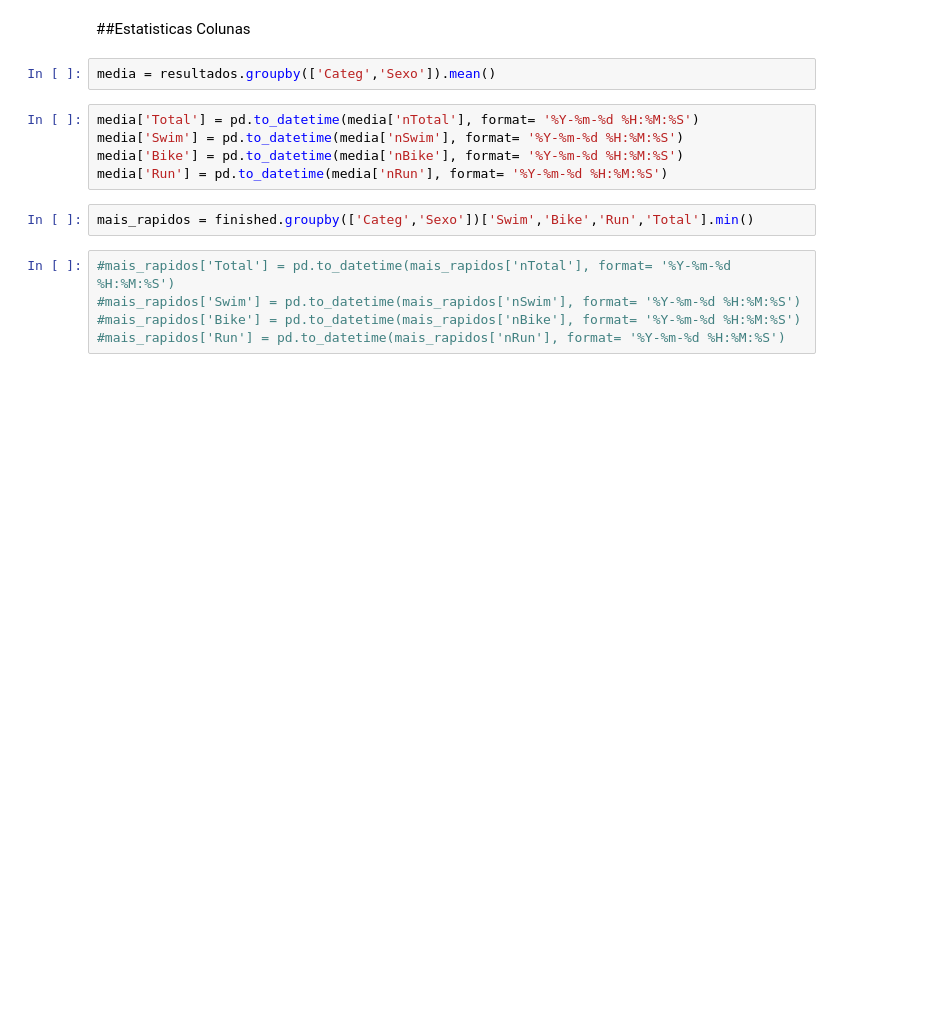
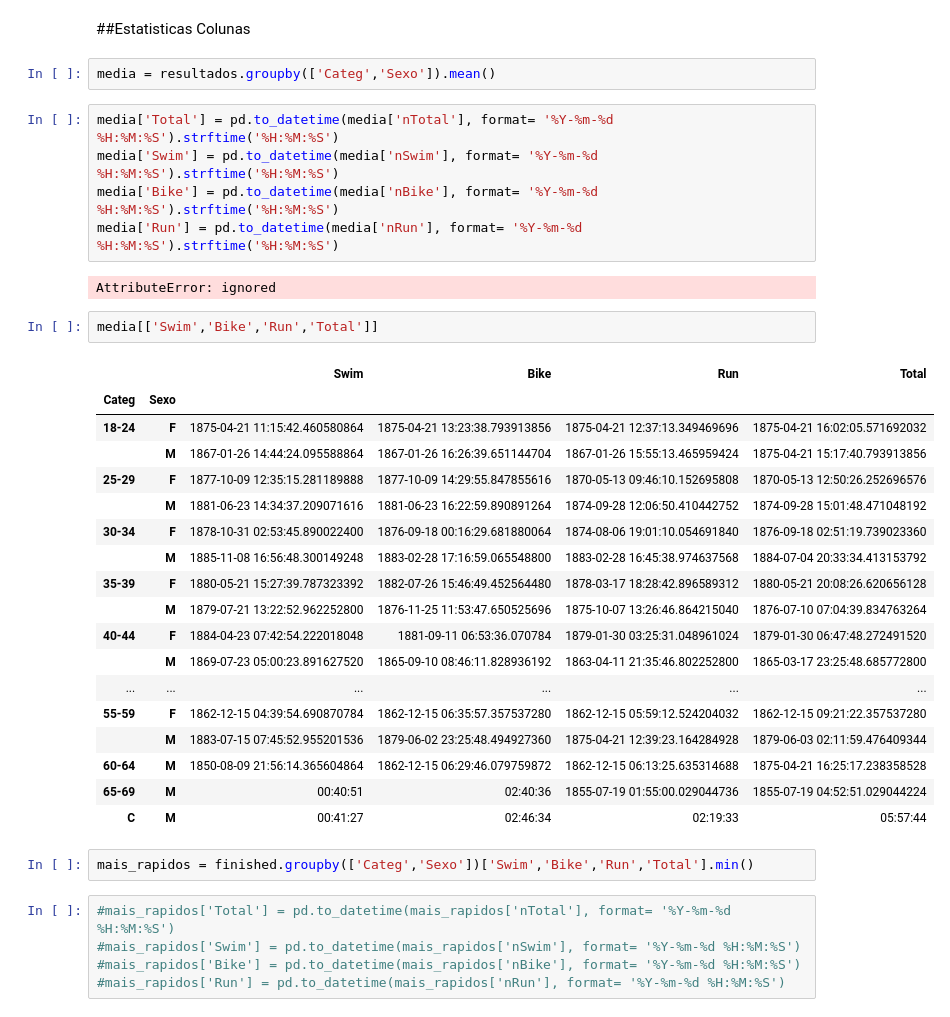
Before and after one commit to doricardo-zz/race-analysis, a Jupyter notebook: race_analysis_alagoas_2017_2019.ipynb, the cells around one changed output. Drawn from its saved outputs; the diff is of its cells as text; blank space fills up the shorter version.

```diff
--- a/race_analysis_alagoas_2017_2019.ipynb
+++ b/race_analysis_alagoas_2017_2019.ipynb
@@ -181,10 +235,33 @@ resultados['nTotal'] = pd.to_datetime(resultados['Total'],format= '%H:%M:%S').as
 # %%
 media = resultados.groupby(['Categ','Sexo']).mean()
 # %%
-media['Total'] = pd.to_datetime(media['nTotal'], format= '%Y-%m-%d %H:%M:%S')
-media['Swim'] = pd.to_datetime(media['nSwim'], format= '%Y-%m-%d %H:%M:%S')
-media['Bike'] = pd.to_datetime(media['nBike'], format= '%Y-%m-%d %H:%M:%S')
-media['Run'] = pd.to_datetime(media['nRun'], format= '%Y-%m-%d %H:%M:%S')
+media['Total'] = pd.to_datetime(media['nTotal'], format= '%Y-%m-%d %H:%M:%S').strftime('%H:%M:%S')
+media['Swim'] = pd.to_datetime(media['nSwim'], format= '%Y-%m-%d %H:%M:%S').strftime('%H:%M:%S')
+media['Bike'] = pd.to_datetime(media['nBike'], format= '%Y-%m-%d %H:%M:%S').strftime('%H:%M:%S')
+media['Run'] = pd.to_datetime(media['nRun'], format= '%Y-%m-%d %H:%M:%S').strftime('%H:%M:%S')
+# %% [output]
+AttributeError: ignored
+# %%
+media[['Swim','Bike','Run','Total']]
+# %% [output]
+|  |  | Swim | Bike | Run | Total |
+| Categ | Sexo |  |  |  |  |
+| 18-24 | F | 1875-04-21 11:15:42.460580864 | 1875-04-21 13:23:38.793913856 | 1875-04-21 12:37:13.349469696 | 1875-04-21 16:02:05.571692032 |
+|  | M | 1867-01-26 14:44:24.095588864 | 1867-01-26 16:26:39.651144704 | 1867-01-26 15:55:13.465959424 | 1875-04-21 15:17:40.793913856 |
+| 25-29 | F | 1877-10-09 12:35:15.281189888 | 1877-10-09 14:29:55.847855616 | 1870-05-13 09:46:10.152695808 | 1870-05-13 12:50:26.252696576 |
+|  | M | 1881-06-23 14:34:37.209071616 | 1881-06-23 16:22:59.890891264 | 1874-09-28 12:06:50.410442752 | 1874-09-28 15:01:48.471048192 |
+| 30-34 | F | 1878-10-31 02:53:45.890022400 | 1876-09-18 00:16:29.681880064 | 1874-08-06 19:01:10.054691840 | 1876-09-18 02:51:19.739023360 |
+|  | M | 1885-11-08 16:56:48.300149248 | 1883-02-28 17:16:59.065548800 | 1883-02-28 16:45:38.974637568 | 1884-07-04 20:33:34.413153792 |
+| 35-39 | F | 1880-05-21 15:27:39.787323392 | 1882-07-26 15:46:49.452564480 | 1878-03-17 18:28:42.896589312 | 1880-05-21 20:08:26.620656128 |
+|  | M | 1879-07-21 13:22:52.962252800 | 1876-11-25 11:53:47.650525696 | 1875-10-07 13:26:46.864215040 | 1876-07-10 07:04:39.834763264 |
+| 40-44 | F | 1884-04-23 07:42:54.222018048 | 1881-09-11 06:53:36.070784 | 1879-01-30 03:25:31.048961024 | 1879-01-30 06:47:48.272491520 |
+|  | M | 1869-07-23 05:00:23.891627520 | 1865-09-10 08:46:11.828936192 | 1863-04-11 21:35:46.802252800 | 1865-03-17 23:25:48.685772800 |
+| ... | ... | ... | ... | ... | ... |
+| 55-59 | F | 1862-12-15 04:39:54.690870784 | 1862-12-15 06:35:57.357537280 | 1862-12-15 05:59:12.524204032 | 1862-12-15 09:21:22.357537280 |
+|  | M | 1883-07-15 07:45:52.955201536 | 1879-06-02 23:25:48.494927360 | 1875-04-21 12:39:23.164284928 | 1879-06-03 02:11:59.476409344 |
+| 60-64 | M | 1850-08-09 21:56:14.365604864 | 1862-12-15 06:29:46.079759872 | 1862-12-15 06:13:25.635314688 | 1875-04-21 16:25:17.238358528 |
+| 65-69 | M | 00:40:51 | 02:40:36 | 1855-07-19 01:55:00.029044736 | 1855-07-19 04:52:51.029044224 |
+| C | M | 00:41:27 | 02:46:34 | 02:19:33 | 05:57:44 |
 # %%
 mais_rapidos = finished.groupby(['Categ','Sexo'])['Swim','Bike','Run','Total'].min()
 # %%
```
Also changed, not shown: parts of 13 cells of this notebook.
